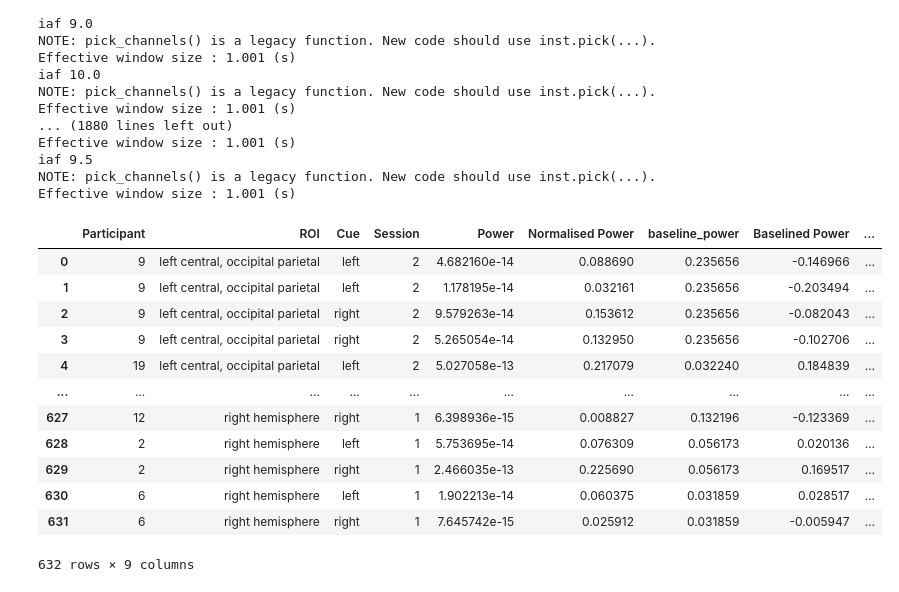
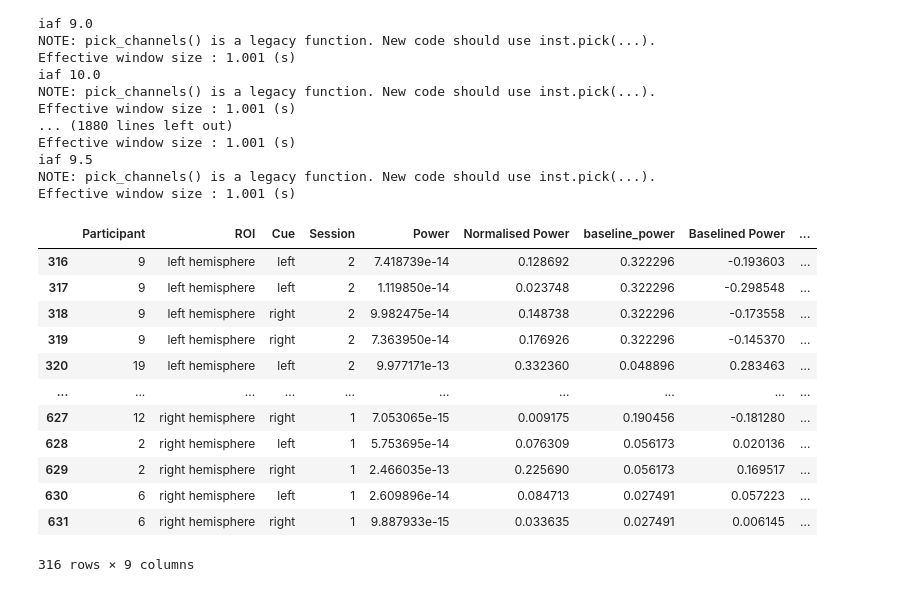
Before and after one commit to locua/time-frequency-analysis, a Jupyter notebook: Alpha comparisons New.ipynb, the cells around one changed output. Cells and saved outputs as stored; diff of their text form; code cells hidden in the pictures.

```diff
--- a/Alpha comparisons New.ipynb
+++ b/Alpha comparisons New.ipynb
@@ -119,7 +112,7 @@ def gather_epochs(file_names, event_ids=event_map):
         raw = mne.io.read_raw(file, preload=True)
         print('dropping channel');raw.drop_channels('ECG')
         # Filter ?
-        filt_raw = raw.copy().filter(l_freq=3, h_freq=40)
+        filt_raw = raw.copy().filter(l_freq=3, h_freq=30)
         # Events
         events, event_id = mne.events_from_annotations(filt_raw, event_map) # get events
         # Re-reference
@@ -375,6 +369,8 @@ iaf_data = df_iaf
 cue_key = [
         ['left','Comment/60'],
         ['right','Comment/70'],
+        # ['central','Comment/80'],
+        # ['fixation','Comment/40'],
 ]
 output = {
         'Participant':[],
@@ -402,8 +398,8 @@ for k in range(len(cue_key)):
             # Get iaf and alpha range for subject
             iaf = iaf_data[(iaf_data['Participant']==int(sub_id)) & (iaf_data['Session']==int(session))].IAF.iloc[0]
             print('iaf', iaf)
-            a_min = math.floor(iaf - 1)
-            a_max = math.ceil(iaf + 1)
+            a_min = math.floor(iaf - 0.5)
+            a_max = math.ceil(iaf + 0.5)
             freq_range = (a_min, a_max)
             ###
             a, na = get_psd_power_norm(e[0][cue_id], value, freq_range)
@@ -436,22 +432,23 @@ Effective window size : 1.001 (s)
 # %%
 powers_all['Participant'] = powers_all['Participant'].astype(int)
 powers_all['Session'] = powers_all['Session'].astype(int)
 powers_baselines = pd.merge(powers_all, base_ec_powers, on=['Participant', 'ROI', 'Session'])
 powers_baselines['Baselined Power'] = powers_baselines['Normalised Power'] - powers_baselines['baseline_power']
 powers_baselines['hemisphere'] = powers_baselines['ROI'].apply(determine_hemisphere)
+powers_baselines = powers_baselines[powers_baselines['ROI'].isin(['left hemisphere', 'right hemisphere'])]
 powers_baselines
 # %% [output]
 |  | Participant | ROI | Cue | Session | Power | Normalised Power | baseline_power | Baselined Power | ... |
-| 0 | 9 | left central, occipital parietal | left | 2 | 4.682160e-14 | 0.088690 | 0.235656 | -0.146966 | ... |
-| 1 | 9 | left central, occipital parietal | left | 2 | 1.178195e-14 | 0.032161 | 0.235656 | -0.203494 | ... |
-| 2 | 9 | left central, occipital parietal | right | 2 | 9.579263e-14 | 0.153612 | 0.235656 | -0.082043 | ... |
-| 3 | 9 | left central, occipital parietal | right | 2 | 5.265054e-14 | 0.132950 | 0.235656 | -0.102706 | ... |
-| 4 | 19 | left central, occipital parietal | left | 2 | 5.027058e-13 | 0.217079 | 0.032240 | 0.184839 | ... |
+| 316 | 9 | left hemisphere | left | 2 | 7.418739e-14 | 0.128692 | 0.322296 | -0.193603 | ... |
+| 317 | 9 | left hemisphere | left | 2 | 1.119850e-14 | 0.023748 | 0.322296 | -0.298548 | ... |
+| 318 | 9 | left hemisphere | right | 2 | 9.982475e-14 | 0.148738 | 0.322296 | -0.173558 | ... |
+| 319 | 9 | left hemisphere | right | 2 | 7.363950e-14 | 0.176926 | 0.322296 | -0.145370 | ... |
+| 320 | 19 | left hemisphere | left | 2 | 9.977171e-13 | 0.332360 | 0.048896 | 0.283463 | ... |
 | ... | ... | ... | ... | ... | ... | ... | ... | ... | ... |
-| 627 | 12 | right hemisphere | right | 1 | 6.398936e-15 | 0.008827 | 0.132196 | -0.123369 | ... |
+| 627 | 12 | right hemisphere | right | 1 | 7.053065e-15 | 0.009175 | 0.190456 | -0.181280 | ... |
 | 628 | 2 | right hemisphere | left | 1 | 5.753695e-14 | 0.076309 | 0.056173 | 0.020136 | ... |
 | 629 | 2 | right hemisphere | right | 1 | 2.466035e-13 | 0.225690 | 0.056173 | 0.169517 | ... |
-| 630 | 6 | right hemisphere | left | 1 | 1.902213e-14 | 0.060375 | 0.031859 | 0.028517 | ... |
-| 631 | 6 | right hemisphere | right | 1 | 7.645742e-15 | 0.025912 | 0.031859 | -0.005947 | ... |
+| 630 | 6 | right hemisphere | left | 1 | 2.609896e-14 | 0.084713 | 0.027491 | 0.057223 | ... |
+| 631 | 6 | right hemisphere | right | 1 | 9.887933e-15 | 0.033635 | 0.027491 | 0.006145 | ... |
-632 rows × 9 columns
+316 rows × 9 columns
 # %%
```
Also changed, not shown: parts of 12 cells of this notebook, 2 other files.
